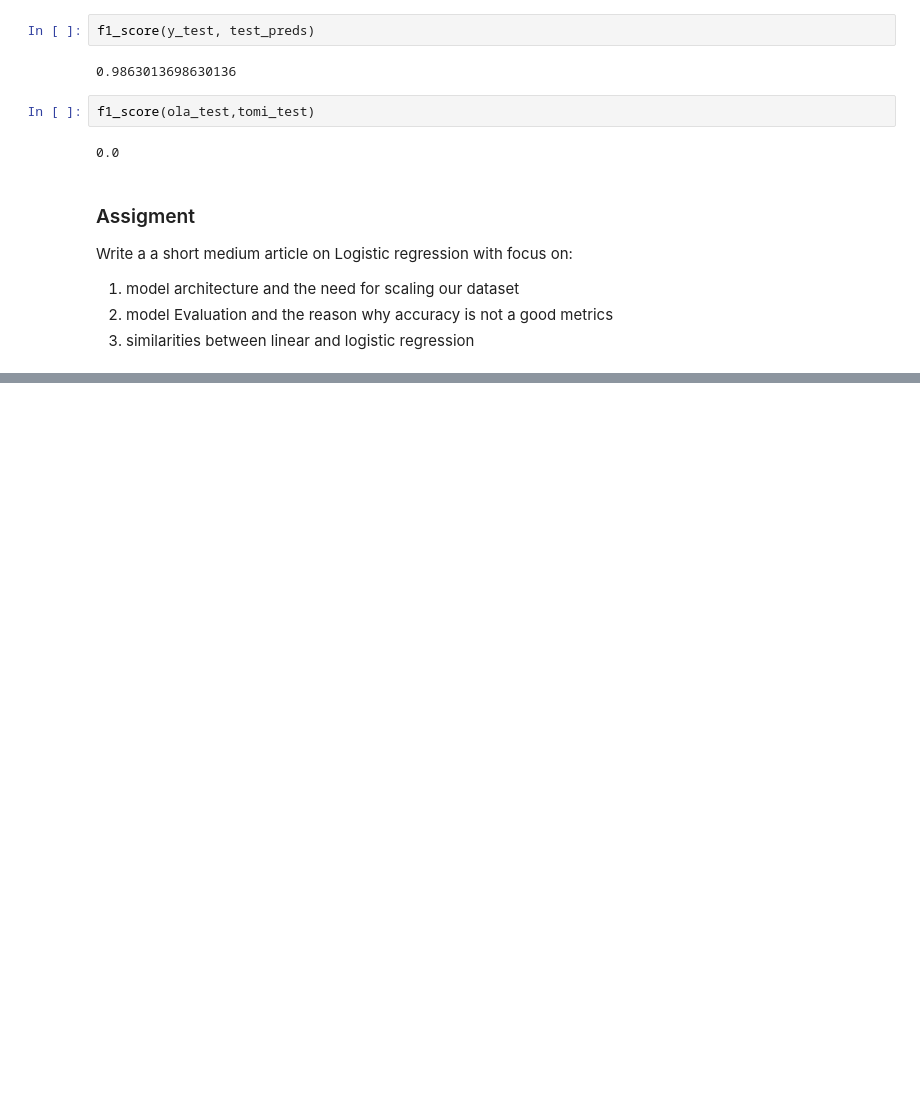
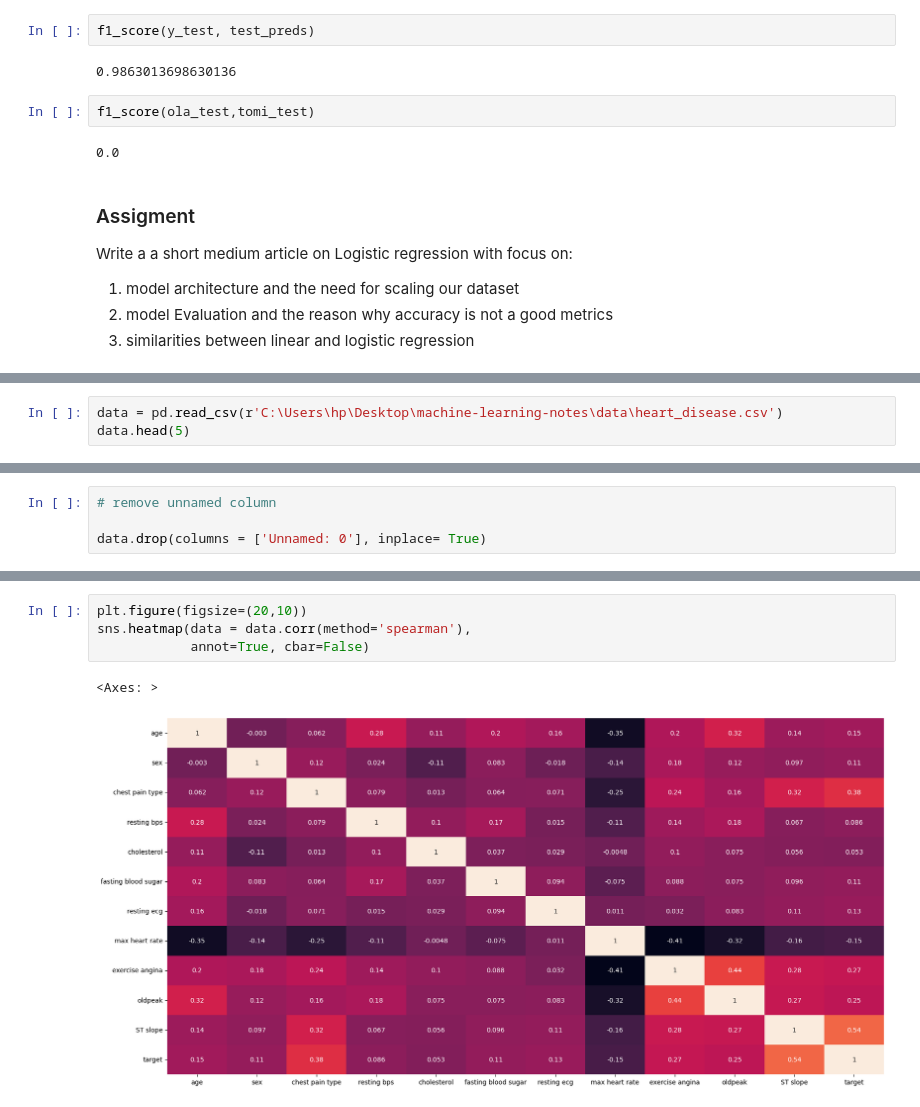
Before and after one commit to Muyiiwaa/machine_learning_notes, a Jupyter notebook: supervised_learning/logistic_regression.ipynb, the cells around one changed output, grey strips where cells are left out. Drawn from its saved outputs; the diff is of its cells as text; blank space fills up the shorter version.

```diff
--- a/supervised_learning/logistic_regression.ipynb
+++ b/supervised_learning/logistic_regression.ipynb
@@ -154,0 +169,3 @@ Write a a short medium article on Logistic regression with focus on:
+# %%
+data = pd.read_csv(r'C:\Users\hp\Desktop\machine-learning-notes\data\heart_disease.csv')
+data.head(5)
@@ -154,0 +179,4 @@ Write a a short medium article on Logistic regression with focus on:
+# %%
+# remove unnamed column
+
+data.drop(columns = ['Unnamed: 0'], inplace= True)
@@ -154,0 +208,7 @@ Write a a short medium article on Logistic regression with focus on:
+# %%
+plt.figure(figsize=(20,10))
+sns.heatmap(data = data.corr(method='spearman'),
+            annot=True, cbar=False)
+# %% [output]
+<Axes: >
+[figure, added]
```
Also changed, not shown: parts of 13 cells of this notebook, 1 other file.
